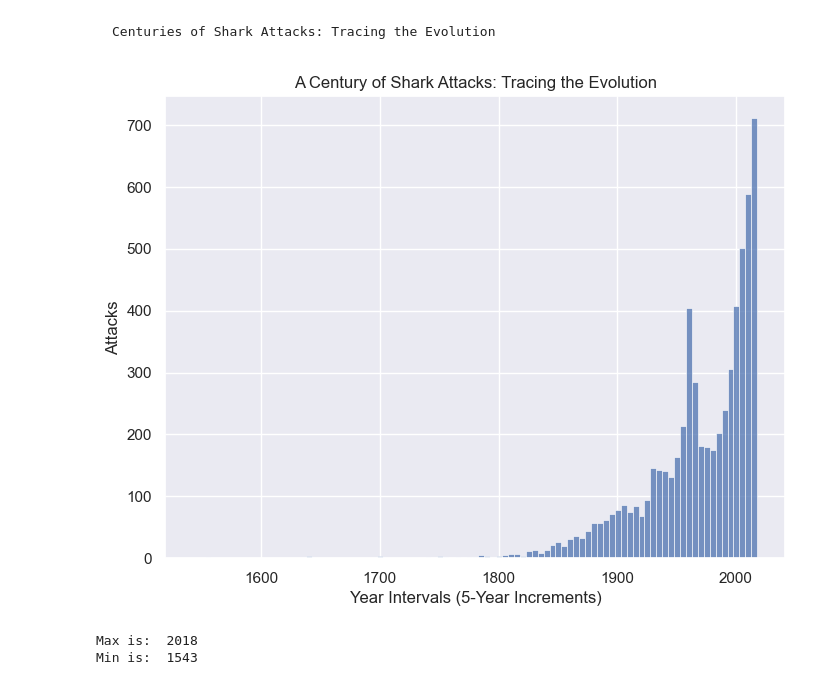
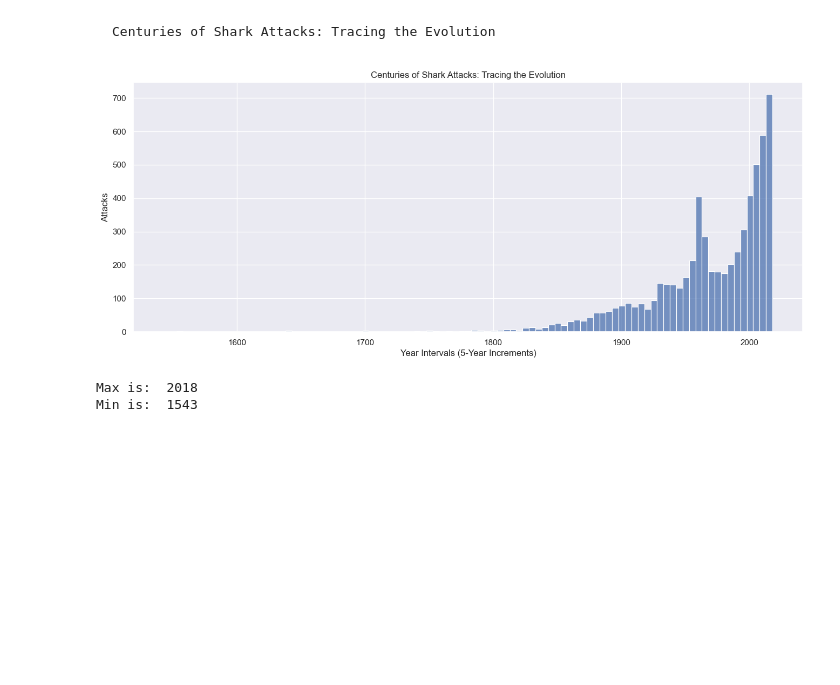
Before and after one commit to niniet98/PROJECT-I, a Jupyter notebook: src/visualization.ipynb, the cells around one changed output. Drawn from its saved outputs; the diff is of its cells as text; code cells hidden in the pictures; blank space fills up the shorter version.

```diff
--- a/src/visualization.ipynb
+++ b/src/visualization.ipynb
@@ -23,14 +23,15 @@ shark_attacks.sample(3)
 # %%
 shark_attacks_1 = shark_attacks[shark_attacks['clean_year'] != 'Unknown']
 shark_attacks_1.loc[:, 'clean_year'] = shark_attacks_1['clean_year'].astype(int)
 bins = range(int(shark_attacks_1['clean_year'].min()), int(shark_attacks_1['clean_year'].max()) + 5, 5)
+
 sns.histplot(data=shark_attacks_1, x='clean_year', bins=bins)
-plt.title('A Century of Shark Attacks: Tracing the Evolution')
+plt.title('Centuries of Shark Attacks: Tracing the Evolution')
 plt.xlabel('Year Intervals (5-Year Increments)')
 plt.ylabel('Attacks')
 plt.show()
 # %% [output]
-[figure, old version]
+[figure, new version]
 # %%
 print("Max is: ", max(shark_attacks_1['clean_year']))
 print("Min is: ", min(shark_attacks_1['clean_year']))
```
Also changed, not shown: parts of 7 cells of this notebook, 4 other files.
